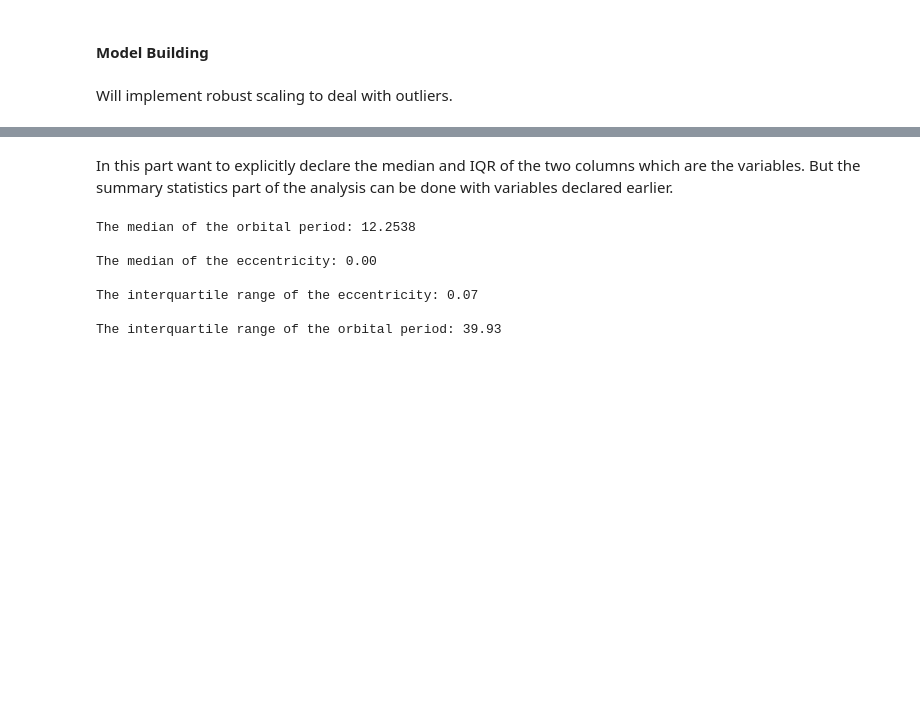
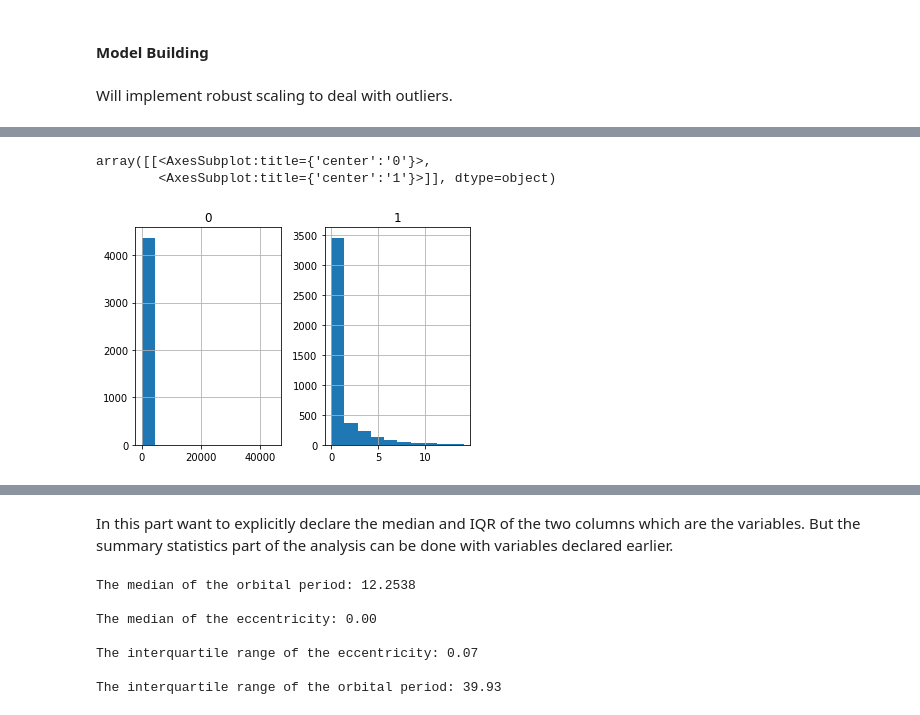
Before and after one commit to jbravo87/blog-projects, a Jupyter notebook: exoplanet_data_notebook.ipynb, the cells around one changed output, grey strips where cells are left out. Saved outputs shown, nothing was run; the diff lists cells and outputs as text; code cells hidden in the pictures; blank space fills up the shorter version.

Commit message:
Finished using Robust Scaling and finding optimal k.

```diff
--- a/exoplanet_data_notebook.ipynb
+++ b/exoplanet_data_notebook.ipynb
@@ -183,5 +172,8 @@ Index(['orbitperiod', 'eccentricity'], dtype='object')
 # %% [markdown]
 Will implement robust scaling to deal with outliers.
 # %%
-rs = RobustScaler().fit(df2)
-transformer = rs.transform(df2)
+#rs = RobustScaler().fit(x6)
+#transformer = rs.transform(x6)
+rs = RobustScaler()
+scaled_data = rs.fit_transform(df2)
+scaled_data
@@ -187,0 +250,7 @@ transformer = rs.transform(df2)
+# %%
+df3 = pd.DataFrame(scaled_data)
+df3.hist()
+# %% [output]
+array([[<AxesSubplot:title={'center':'0'}>,
+        <AxesSubplot:title={'center':'1'}>]], dtype=object)
+[figure, added]
```
Also changed, not shown: parts of 16 cells of this notebook.
